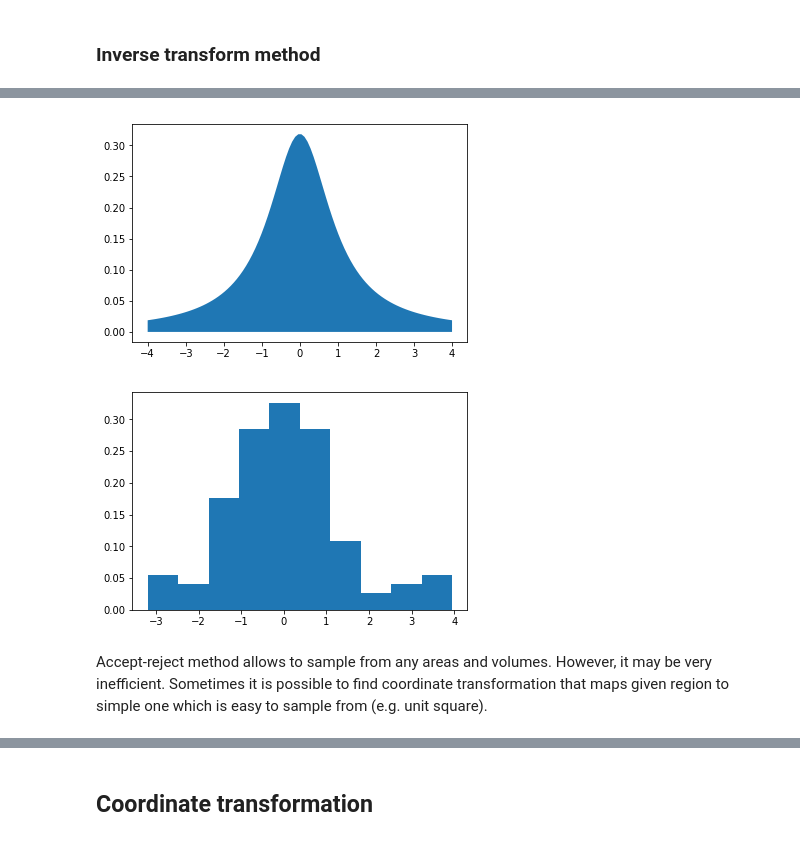
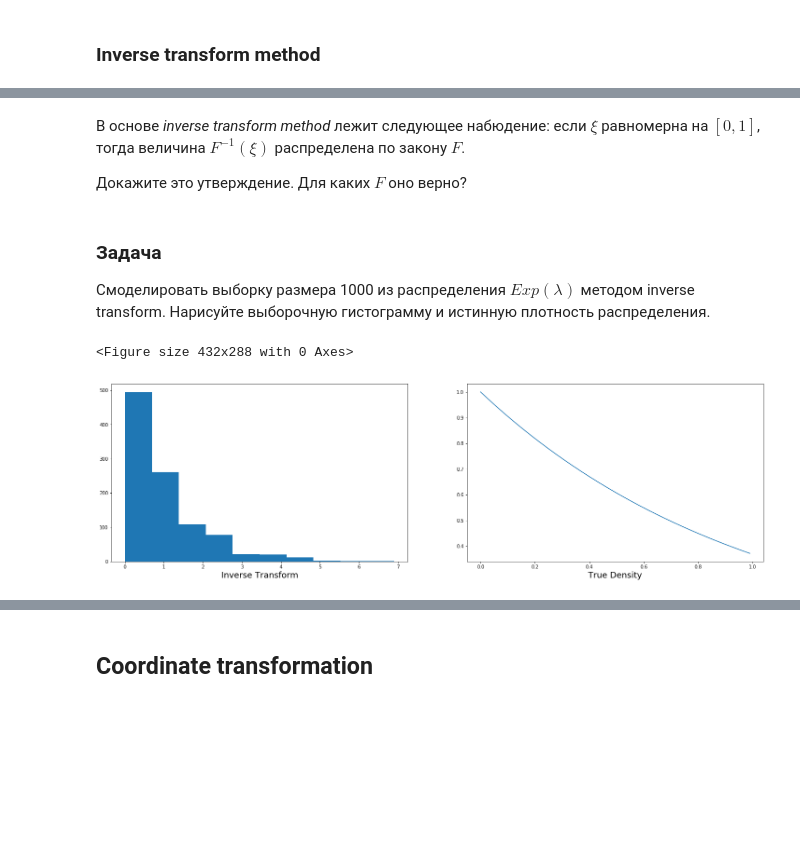
Before and after one commit to DzhamilyaS/practice, a Jupyter notebook: Homework5.ipynb, the cells around one changed output, grey strips where cells are left out. Cells and saved outputs as stored; diff of their text form; code cells hidden in the pictures; blank space fills up the shorter version.

```diff
--- a/Homework5.ipynb
+++ b/Homework5.ipynb
@@ -125,8 +104,0 @@ Sample 1000 random numbers from $Exp(\lambda)$ distribution using the inverse tr
-# %%
-import math
-def Exp(parametr = 1):
-    random = [math.log(parametr/rng())/parametr for i in range(1000)]
-    return random
-Exp()
-plt.hist(Exp(), density = True)
-plt.show()
@@ -146,22 +105,36 @@ Proove that the accept-reject method is valid. Sample 100 points from truncated
-# %%
-from scipy import stats
-import numpy as np
-dist = stats.cauchy()
-x = np.linspace(-4, 4, 100)
-plt.fill_between(x, 0, dist.pdf(x)) #needs to be normalized!
-plt.show()
-# %% [output]
-[figure, removed]
-# %%
-a1 = [(rng()-0.5)*8 for i in range(1000)]
-a2 = [(rng())* 1 for i in range(1000)]
-a3 = []
-for j in range(1000):
-    if a2[j] < dist.pdf(a1[j]):
-        a3.append(a1[j])
-plt.hist(a3, density = True)
-plt.show()
-# %% [output]
-[figure, removed]
-# %% [markdown]
-Accept-reject method allows to sample from any areas and volumes. However, it may be very inefficient. Sometimes it is possible to find coordinate transformation that maps given region to simple one which is easy to sample from (e.g. unit square).
+# %% [markdown]
+В основе *inverse transform method* лежит следующее набюдение:  если $\xi$ равномерна на $[0,1]$, тогда величина $F^{-1}(\xi)$ распределена по закону $F$.
+
+Докажите это утверждение. Для каких $F$ оно верно?
+# %% [markdown]
+### Задача
+Смоделировать выборку размера 1000 из распределения $Exp(\lambda)$ методом inverse transform. Нарисуйте выборочную гистограмму и истинную плотность распределения.
+# %%
+# Solution here
+import math
+import numpy as np
+
+lam = 1.0
+def ExpInv(y):
+    return math.log(1 - y) / (-lam)
+def Exp(x):
+    return math.exp((-1) * lam * x) * lam
+
+plt.figure()
+plt.figure(figsize=(25,7))
+
+plt.subplot(121)
+y_inv = [ExpInv(rng()) for i in range(1000)]
+p1 = plt.hist(y_inv, alpha = 1.0)
+plt.xlabel('Inverse Transform', fontsize = 18)
+
+plt.subplot(122)
+x_p2 = np.arange(0.0, 1.0, 0.01)
+y_p2 = [Exp(i) for i in x_p2]
+p2 = plt.plot(x_p2, y_p2, alpha = 1.0)
+plt.xlabel('True Density', fontsize = 18)
+
+plt.show()
+# %% [output]
+<Figure size 432x288 with 0 Axes>
+[figure, added]
```
Also changed, not shown: parts of 79 cells of this notebook.
